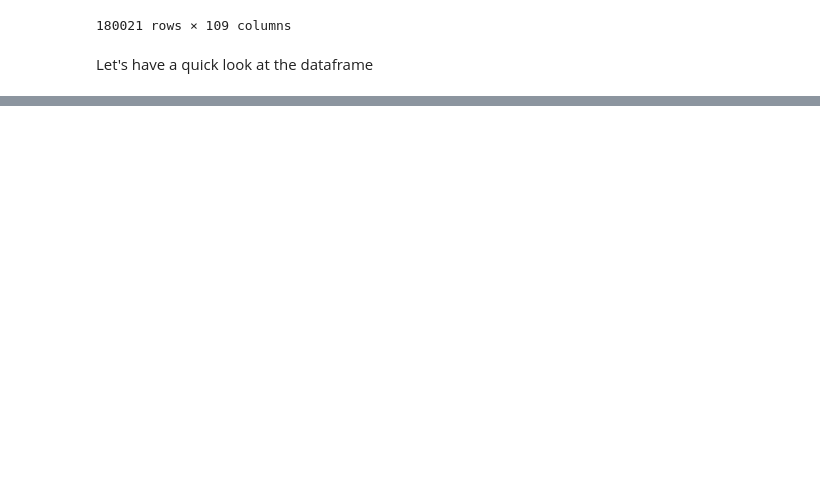
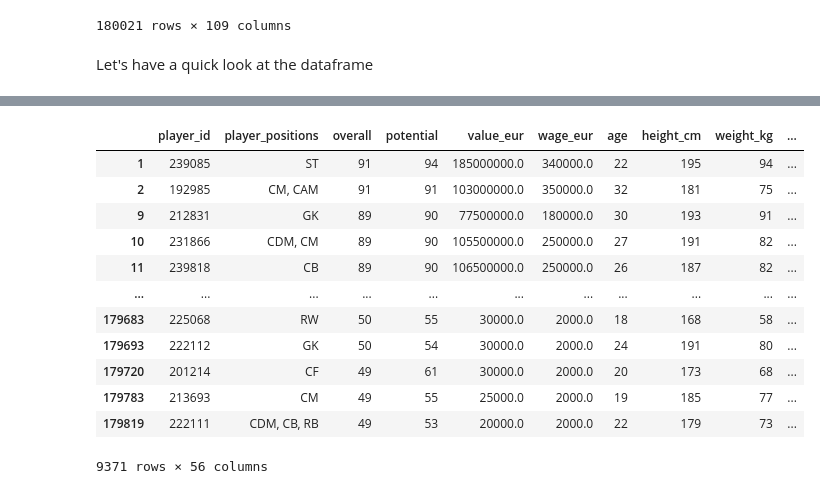
Before and after one commit to ish10k/footballer-wage-prediction, a Jupyter notebook: footballer-wage-prediction.ipynb, the cells around one changed output, grey strips where cells are left out. Cells and saved outputs as stored; diff of their text form; code cells hidden in the pictures; blank space fills up the shorter version.

```diff
--- a/footballer-wage-prediction.ipynb
+++ b/footballer-wage-prediction.ipynb
@@ -14,5 +8,10 @@ import seaborn as sns
 We are going to be utilising the [EA Sports FC 24 complete player dataset](https://www.kaggle.com/datasets/omkargowda/football-players-stats-premier-league-20212022/) from kaggle for player stats and valautions.
 # %%
+import pandas as pd
+# instructing pandas to not truncate column widths when displaying interactively
+pd.set_option('display.max_colwidth', None)
+pd.set_option('display.max_columns', None)
+
 datasets_fp = 'datasets/'
 encoding = 'unicode_escape'
 df = pd.read_csv(datasets_fp+'male_players.csv', encoding=encoding)
@@ -37,0 +46,3 @@ df.head()
+# %%
+df = df[df['league_name'] == 'Premier League'] # filter league_name to 'Premier League'
+df
@@ -45,0 +92,58 @@ df.isnull().sum()
+# %%
+df.drop([
+    'player_url',
+    'update_as_of',
+    'short_name',
+    'long_name',
+    'dob',
+    'club_name',
+    'league_name',
+    'club_position',
+    'club_loaned_from',
+    'club_joined_date',
+    'nationality_id',
+    'nation_position',
+    'body_type',
+    'real_face',
+    'player_tags',
+    'player_traits',
+    'fifa_version',
+    'fifa_update',
+    'league_level',
+    'club_team_id',
+    'league_id',
+    'club_jersey_number',
+    'club_contract_valid_until_year',
+    'nation_team_id',
+    'nation_jersey_number',
+    'release_clause_eur',
+    'ls',
+    'st',
+    'rs',
+    'lw',
+    'lf',
+    'cf',
+    'rf',
+    'rw',
+    'lam',
+    'cam',
+    'ram',
+    'lm',
+    'lcm',
+    'cm',
+    'rcm',
+    'rm',
+    'lwb',
+    'ldm',
+    'cdm',
+    'rdm',
+    'rwb',
+    'lb',
+    'lcb',
+    'cb',
+    'rcb',
+    'rb',
+    'gk',
+], axis=1, inplace=True)
+df
+# %% [output]
@@ -45,0 +154,13 @@ df.isnull().sum()
+|  | player_id | player_positions | overall | potential | value_eur | wage_eur | age | height_cm | weight_kg | ... |
+| 1 | 239085 | ST | 91 | 94 | 185000000.0 | 340000.0 | 22 | 195 | 94 | ... |
+| 2 | 192985 | CM, CAM | 91 | 91 | 103000000.0 | 350000.0 | 32 | 181 | 75 | ... |
+| 9 | 212831 | GK | 89 | 90 | 77500000.0 | 180000.0 | 30 | 193 | 91 | ... |
+| 10 | 231866 | CDM, CM | 89 | 90 | 105500000.0 | 250000.0 | 27 | 191 | 82 | ... |
+| 11 | 239818 | CB | 89 | 90 | 106500000.0 | 250000.0 | 26 | 187 | 82 | ... |
+| ... | ... | ... | ... | ... | ... | ... | ... | ... | ... | ... |
+| 179683 | 225068 | RW | 50 | 55 | 30000.0 | 2000.0 | 18 | 168 | 58 | ... |
+| 179693 | 222112 | GK | 50 | 54 | 30000.0 | 2000.0 | 24 | 191 | 80 | ... |
+| 179720 | 201214 | CF | 49 | 61 | 30000.0 | 2000.0 | 20 | 173 | 68 | ... |
+| 179783 | 213693 | CM | 49 | 55 | 25000.0 | 2000.0 | 19 | 185 | 77 | ... |
+| 179819 | 222111 | CDM, CB, RB | 49 | 53 | 20000.0 | 2000.0 | 22 | 179 | 73 | ... |
+9371 rows × 56 columns
```
Also changed, not shown: parts of 29 cells of this notebook.
